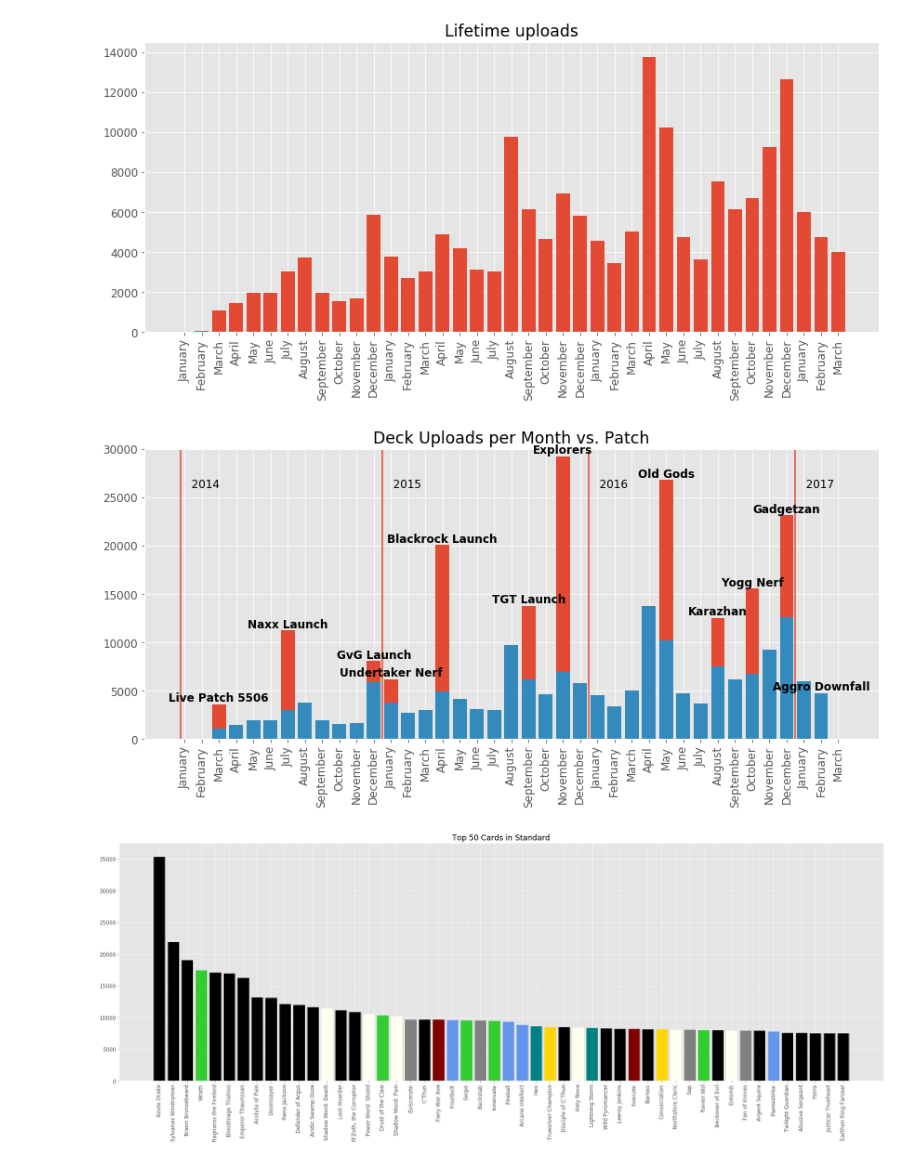
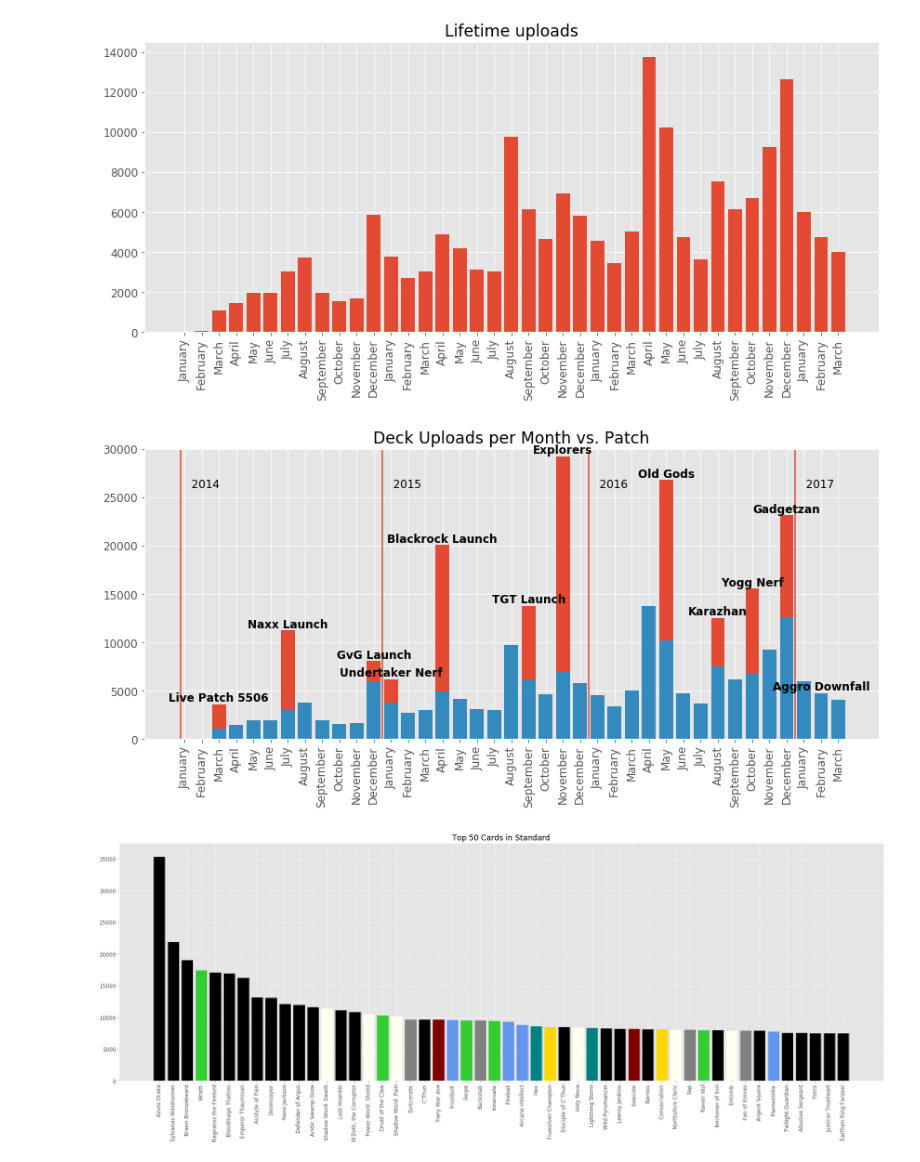
Before and after one commit to NJacobsohn/Hearthstone-Data-Analysis, a Jupyter notebook: notebooks/EDA_plotting.ipynb, the cells around one changed output. Cells and saved outputs as stored; diff of their text form; code cells hidden in the pictures.

```diff
--- a/notebooks/EDA_plotting.ipynb
+++ b/notebooks/EDA_plotting.ipynb
@@ -395,35 +395,35 @@ num_months[21] = 0
 fig, ax = plt.subplots(figsize=(12, 6))
 
 
 ax.bar(num_months_num, patch_full_ls)
-ax.bar(num_months_num, point_ls)
+ax.bar(num_months_num, arr_all)
 ax.set_xticks(np.arange(1, 40))
 ax.set_xticklabels(month_names, rotation=90)
 ax.set_title('Deck Uploads per Month vs. Patch')
 ax.set_ylim(0, 30000)
 ax.axvline(0.75)
 ax.axvline(12.5)
 ax.axvline(24.5)
 ax.axvline(36.5)
 ax.text(0.75, 26000, "   2014")
 ax.text(12.5, 26000, "   2015")
 ax.text(24.5, 26000, "   2016")
 ax.text(36.5, 26000, "   2017")
 
 rects = ax.patches
 
 labels = num_months
 for rect, label in zip(rects, labels):
     height = rect.get_height()
     if type(label) == str:
         if label == "Aggro Downfall":
             ax.text(rect.get_x() + rect.get_width() / 2, height + 525, label, ha='center', va='bottom', weight='bold')
         else:
             ax.text(rect.get_x() + rect.get_width() / 2, height + 5, label, ha='center', va='bottom', weight='bold')
 plt.tight_layout()
 plt.savefig('../img/month_versus_patch.png')
 # %% [output]
-[figure, old version]
+[figure, new version]
 # %%
 broken_ids = {836.0: 836.0, 137.0: 836.0, 253.0: 836.0,
  1681.0: 692.0, 38319.0: 692.0, 1682.0: 692.0, 692.0: 692.0,
```
Also changed, not shown: parts of 3 cells of this notebook, 3 other files.
